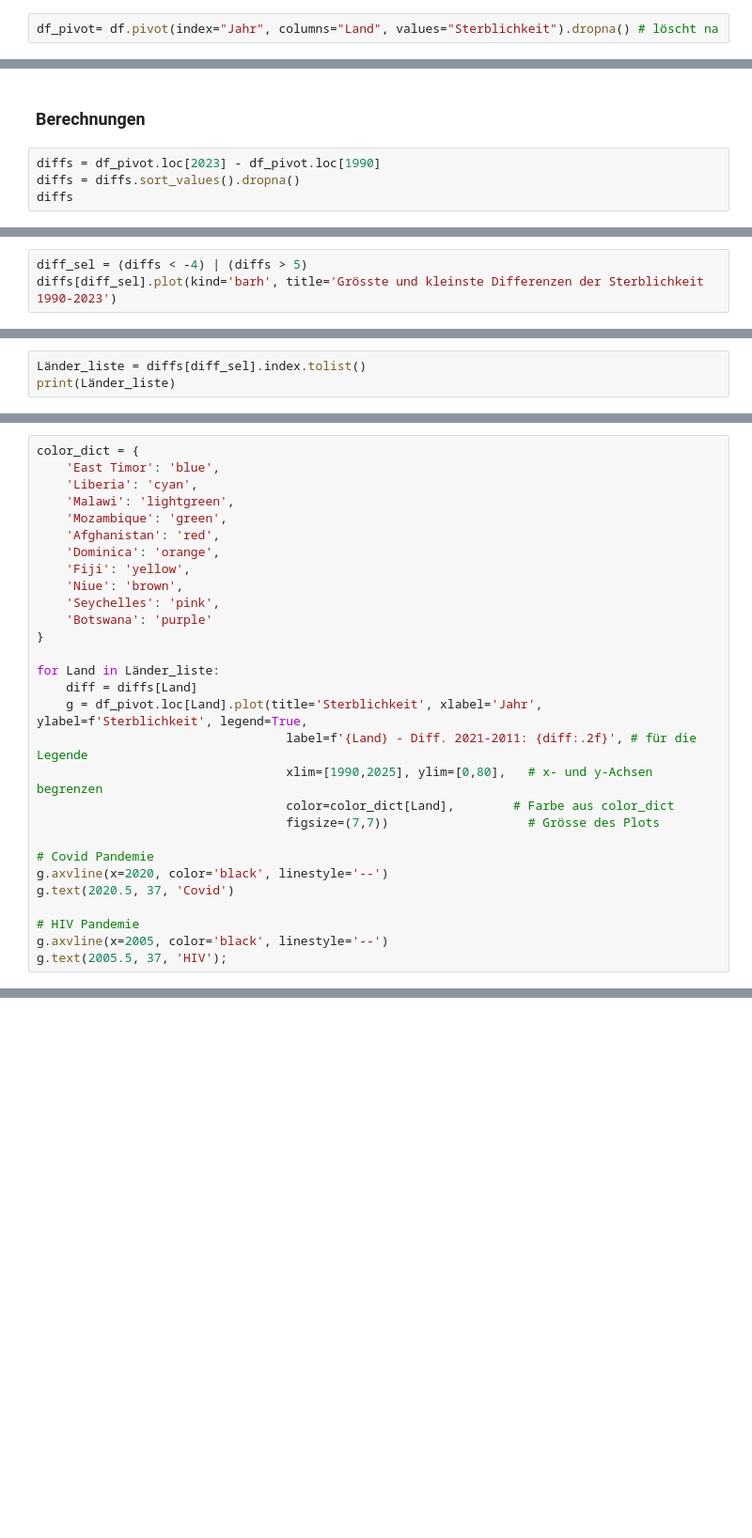
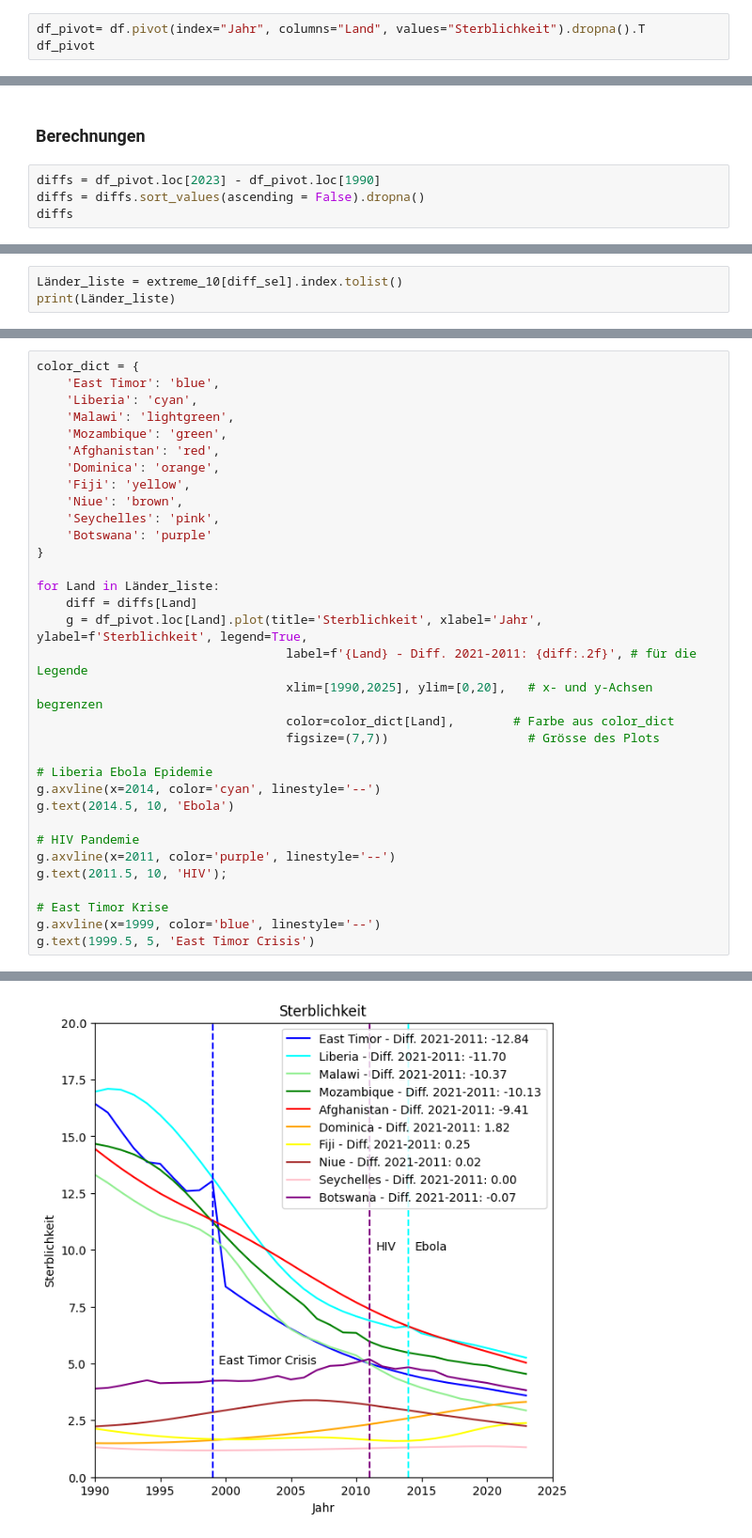
Before and after one commit to jemelie427/Leistungsnachweis-GitHub, a Jupyter notebook: Leistungsnachweis_Python_Säuglingssterblichkeit.ipynb, the cells around one changed output, grey strips where cells are left out. Shown at 94% size. Saved outputs shown, nothing was run; the diff lists cells and outputs as text; blank space fills up the shorter version.

Commit message:
Bereinigung und Visualisierung

```diff
--- a/Leistungsnachweis_Python_Säuglingssterblichkeit.ipynb
+++ b/Leistungsnachweis_Python_Säuglingssterblichkeit.ipynb
@@ -170,4 +170,5 @@ g.legend()
 <matplotlib.legend.Legend at 0x...>
 [figure]
 # %%
-df_pivot= df.pivot(index="Jahr", columns="Land", values="Sterblichkeit").dropna() # löscht na
+df_pivot= df.pivot(index="Jahr", columns="Land", values="Sterblichkeit").dropna().T
+df_pivot
@@ -219,7 +235,7 @@ Die Seychellen verfügen im regionalen Vergleich über ein relativ stabiles, gut
 ### Berechnungen
 # %%
 diffs = df_pivot.loc[2023] - df_pivot.loc[1990]
-diffs = diffs.sort_values().dropna()
+diffs = diffs.sort_values(ascending = False).dropna()
 diffs
 # %% [output]
 Land
@@ -237,4 +253 @@ Dominica        1.817988
 Length: 212, dtype: float64
-# %%
-diff_sel = (diffs < -4) | (diffs > 5)
-diffs[diff_sel].plot(kind='barh', title='Grösste und kleinste Differenzen der Sterblichkeit 1990-2023')
@@ -270,4 +280,4 @@ NameError: name 'diffs' is not defined
 # %%
-Länder_liste = diffs[diff_sel].index.tolist()
+Länder_liste = extreme_10[diff_sel].index.tolist()
 print(Länder_liste)
 # %% [output]
@@ -290,15 +300,19 @@ for Land in Länder_liste:
     diff = diffs[Land]
     g = df_pivot.loc[Land].plot(title='Sterblichkeit', xlabel='Jahr', ylabel=f'Sterblichkeit', legend=True,
                                   label=f'{Land} - Diff. 2021-2011: {diff:.2f}', # für die Legende
-                                  xlim=[1990,2025], ylim=[0,80],   # x- und y-Achsen begrenzen
+                                  xlim=[1990,2025], ylim=[0,20],   # x- und y-Achsen begrenzen
                                   color=color_dict[Land],        # Farbe aus color_dict
                                   figsize=(7,7))                   # Grösse des Plots
 
-# Covid Pandemie
-g.axvline(x=2020, color='black', linestyle='--')
-g.text(2020.5, 37, 'Covid')
+# Liberia Ebola Epidemie
+g.axvline(x=2014, color='cyan', linestyle='--')
+g.text(2014.5, 10, 'Ebola')
 
 # HIV Pandemie
-g.axvline(x=2005, color='black', linestyle='--')
-g.text(2005.5, 37, 'HIV');
+g.axvline(x=2011, color='purple', linestyle='--')
+g.text(2011.5, 10, 'HIV');
+
+# East Timor Krise
+g.axvline(x=1999, color='blue', linestyle='--')
+g.text(1999.5, 5, 'East Timor Crisis')
 # %% [output]
@@ -305,0 +320 @@ KeyError: 'East Timor'
+[figure, added]
```
Also changed, not shown: parts of 7 cells of this notebook.
